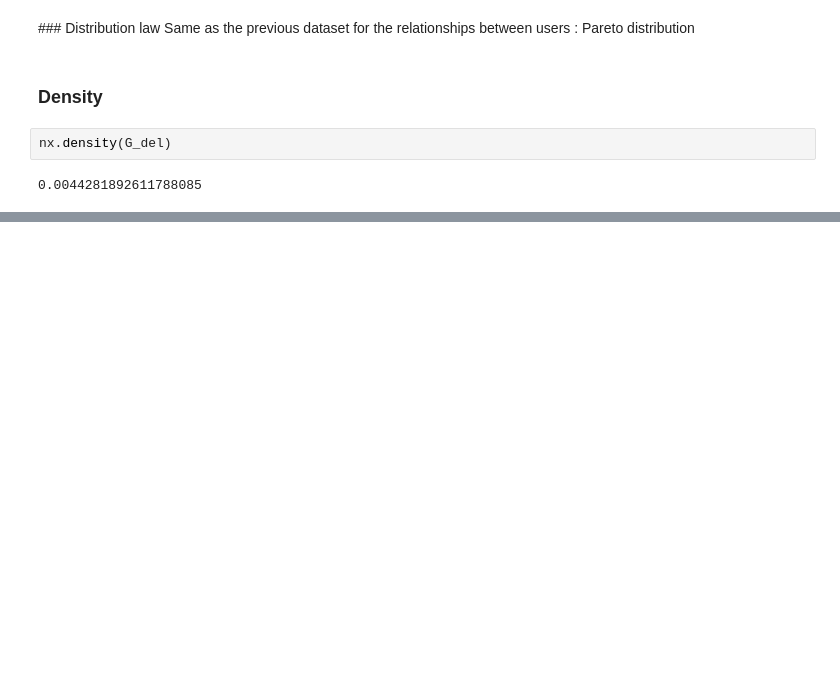
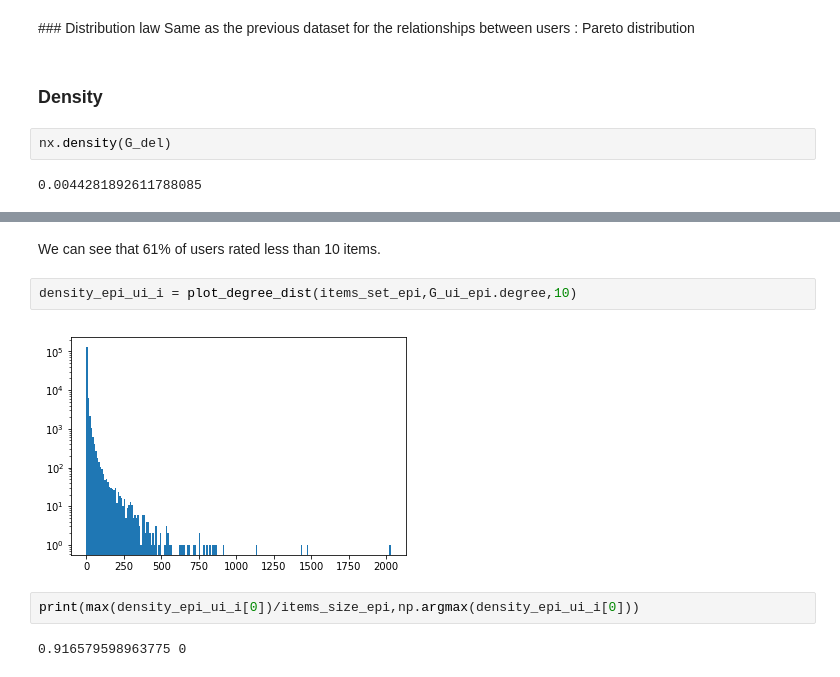
Before and after one commit to Monkeekee/Social-Regularization-Mini-Project-MC, a Jupyter notebook: dataset_analysis.ipynb, the cells around one changed output, grey strips where cells are left out. Saved outputs shown, nothing was run; the diff lists cells and outputs as text; blank space fills up the shorter version.

```diff
--- a/dataset_analysis.ipynb
+++ b/dataset_analysis.ipynb
@@ -141,0 +236,10 @@ but a lot less that what we estimated in Epinions.
+# %% [markdown]
+We can see that 61\% of users rated less than 10 items.
+# %%
+density_epi_ui_i = plot_degree_dist(items_set_epi,G_ui_epi.degree,10)
+# %% [output]
+[figure, added]
+# %%
+print(max(density_epi_ui_i[0])/items_size_epi,np.argmax(density_epi_ui_i[0]))
+# %% [output]
+0.916579598963775 0
```
Also changed, not shown: parts of 73 cells of this notebook.
